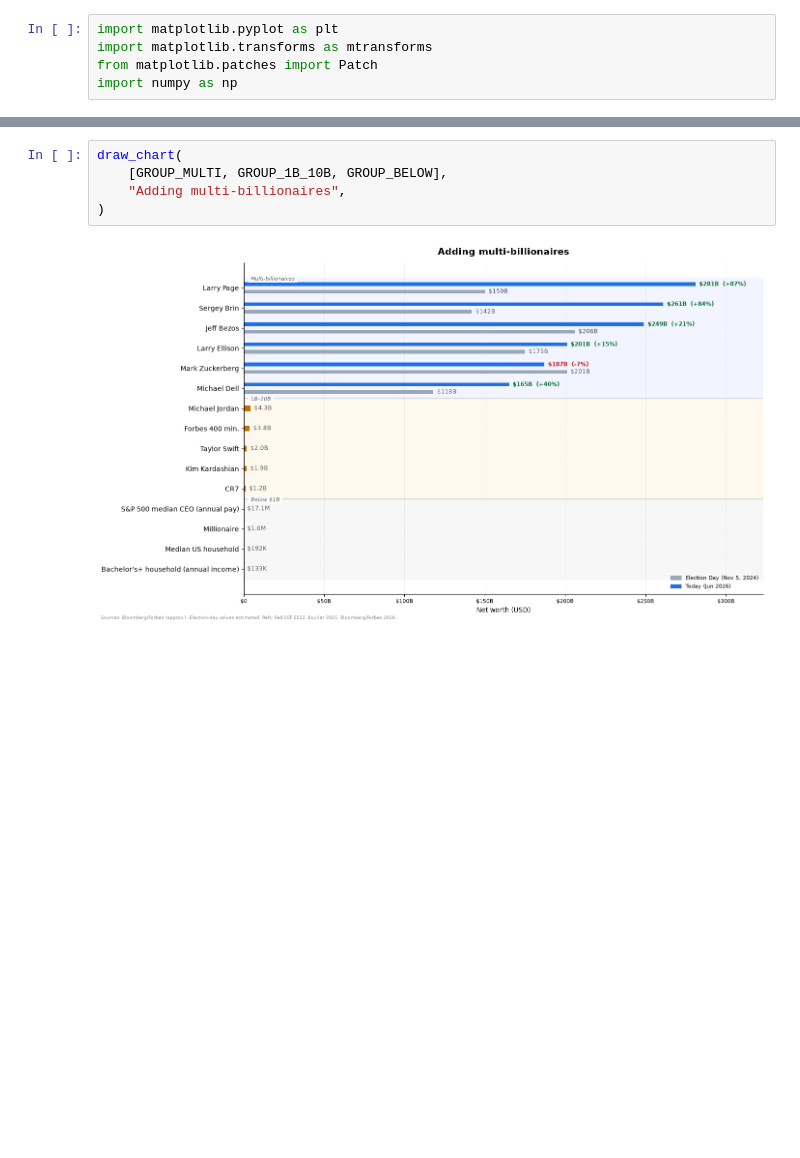
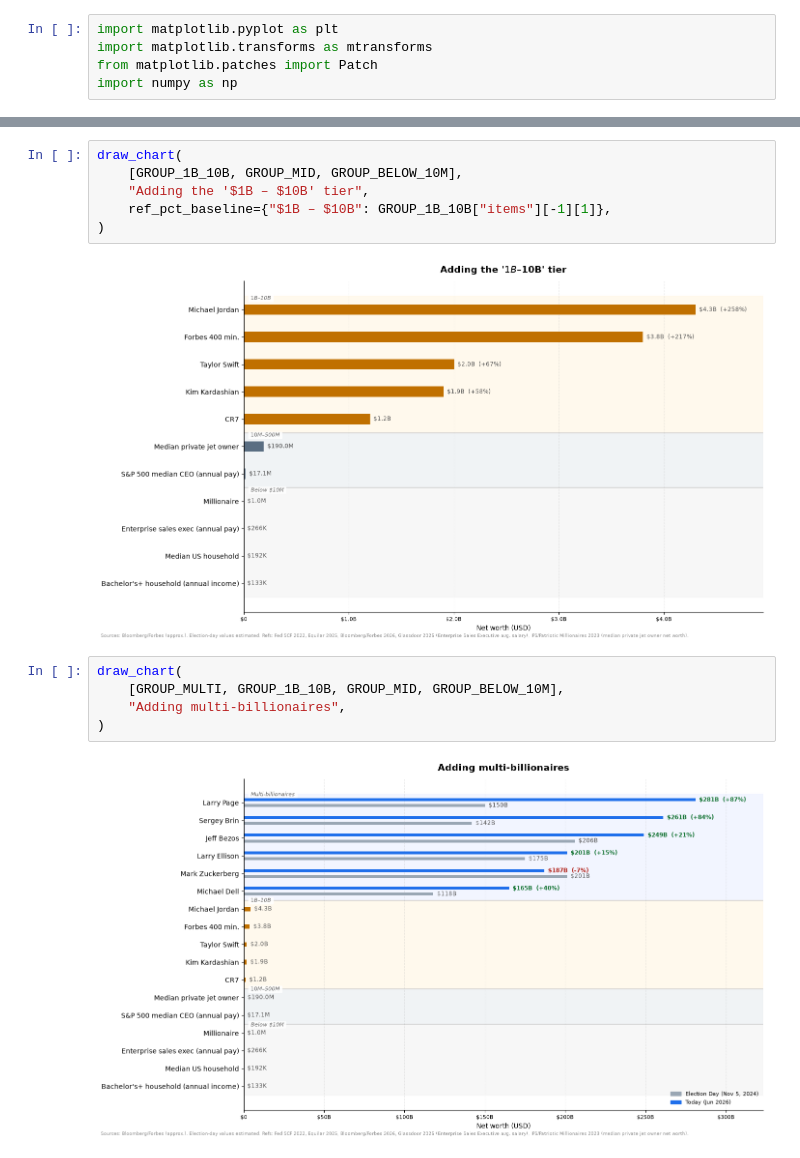
Before and after one commit to Zekda96/social-figures, a Jupyter notebook: billionaire_wealth_chart_v4.ipynb, the cells around one changed output, grey strips where cells are left out. Cells and saved outputs as stored; diff of their text form; blank space fills up the shorter version.

```diff
--- a/billionaire_wealth_chart_v4.ipynb
+++ b/billionaire_wealth_chart_v4.ipynb
@@ -209,9 +221,17 @@ draw_chart(
+# %%
+draw_chart(
+    [GROUP_1B_10B, GROUP_MID, GROUP_BELOW_10M],
+    "Adding the '$1B – $10B' tier",
+    ref_pct_baseline={"$1B – $10B": GROUP_1B_10B["items"][-1][1]},
+)
+# %% [output]
+[figure, added]
 # %%
 draw_chart(
-    [GROUP_MULTI, GROUP_1B_10B, GROUP_BELOW],
+    [GROUP_MULTI, GROUP_1B_10B, GROUP_MID, GROUP_BELOW_10M],
     "Adding multi-billionaires",
 )
 # %% [output]
-[figure, old version]
+[figure, new version]
 # %%
 draw_chart(
```
Also changed, not shown: parts of 6 cells of this notebook, 2 other files.
